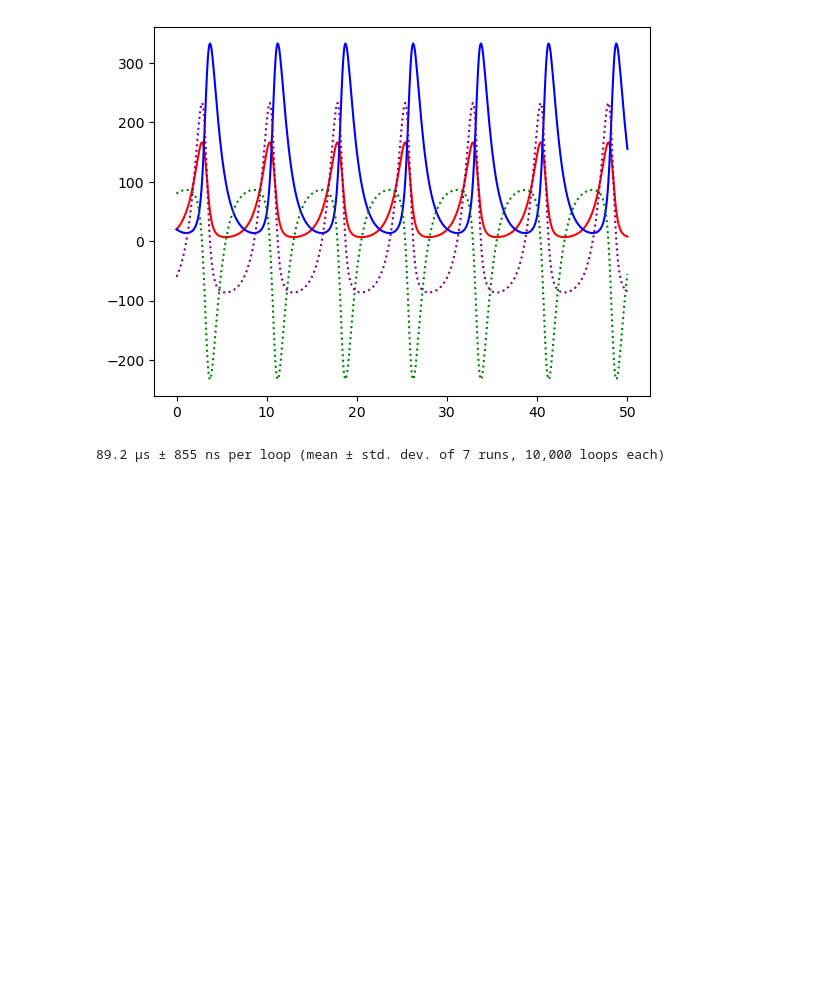
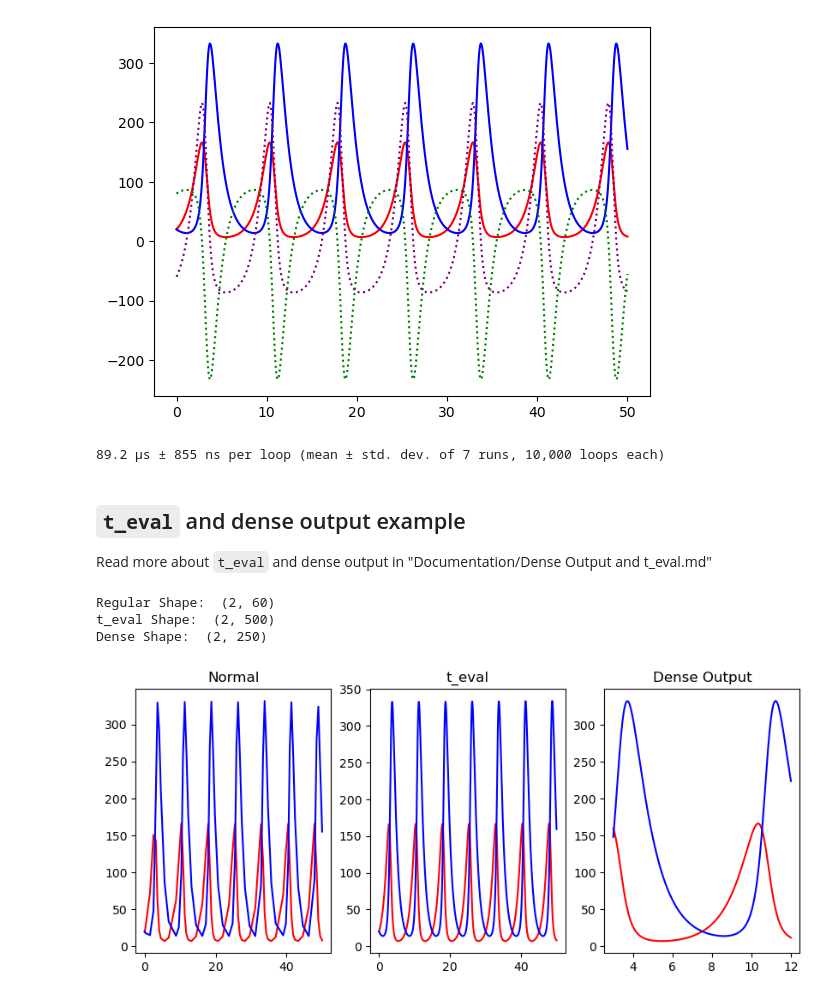
Before and after one commit to jrenaud90/CyRK, a Jupyter notebook: Demos/Getting Started.ipynb, the cells around one changed output. Saved outputs shown, nothing was run; the diff lists cells and outputs as text; code cells hidden in the pictures; blank space fills up the shorter version.

Commit message:
Added tests and documentation

```diff
--- a/Demos/Getting Started.ipynb
+++ b/Demos/Getting Started.ipynb
@@ -238,3 +238,67 @@ Size of solution:  360
 %timeit run_cysolver(time_span, initial_conds)
 # %% [output]
 89.2 µs ± 855 ns per loop (mean ± std. dev. of 7 runs, 10,000 loops each)
+# %% [markdown]
+## `t_eval` and dense output example
+Read more about `t_eval` and dense output in "Documentation/Dense Output and t_eval.md"
+# %%
+def cy_diffeq(dy, t, y):
+    dy[0] = (1. - 0.01 * y[1]) * y[0]
+    dy[1] = (0.02 * y[0] - 1.) * y[1]
+
+from numba import njit
+cy_diffeq = njit(cy_diffeq)
+
+import numpy as np
+from CyRK import pysolve_ivp
+
+initial_conds = np.asarray((20., 20.), dtype=np.float64, order='C')
+time_span = (0., 50.)
+rtol = 1.0e-4
+atol = 1.0e-5
+
+result_normal = \
+    pysolve_ivp(cy_diffeq, time_span, initial_conds, method="DOP853", rtol=rtol, atol=atol,
+                pass_dy_as_arg=True)
+
+print('Regular Shape: ', result_normal.y.shape)
+
+# Use t_eval to provide more data points than the integrator used
+t_eval = np.linspace(0., 50.0, 500)
+result_t_eval = \
+    pysolve_ivp(cy_diffeq, time_span, initial_conds, method="RK45", rtol=rtol, atol=atol,
+                t_eval=t_eval,
+                pass_dy_as_arg=True)
+
+print('t_eval Shape: ', result_t_eval.y.shape)
+
+# Or we could get the dense output and treat the result as a function
+result_dense = \
+    pysolve_ivp(cy_diffeq, time_span, initial_conds, method="RK45", rtol=rtol, atol=atol,
+                dense_output=True,
+                pass_dy_as_arg=True)
+
+t_dense = np.linspace(3.0, 12.0, 250)
+y_dense = result_dense(t_dense)
+print('Dense Shape: ', y_dense.shape)
+
+import matplotlib.pyplot as plt
+fig, axes = plt.subplots(ncols=3, figsize=(10., 4.0))
+axes[0].plot(result_normal.t, result_normal.y[0], c='r')
+axes[0].plot(result_normal.t, result_normal.y[1], c='b')
+axes[0].set(title='Normal')
+
+axes[1].plot(result_t_eval.t, result_t_eval.y[0], c='r')
+axes[1].plot(result_t_eval.t, result_t_eval.y[1], c='b')
+axes[1].set(title='t_eval')
+
+axes[2].plot(t_dense, y_dense[0], c='r')
+axes[2].plot(t_dense, y_dense[1], c='b')
+axes[2].set(title='Dense Output')
+
+plt.show()
+# %% [output]
+Regular Shape:  (2, 60)
+t_eval Shape:  (2, 500)
+Dense Shape:  (2, 250)
+[figure, added]
```
Also changed, not shown: 12 other files.
